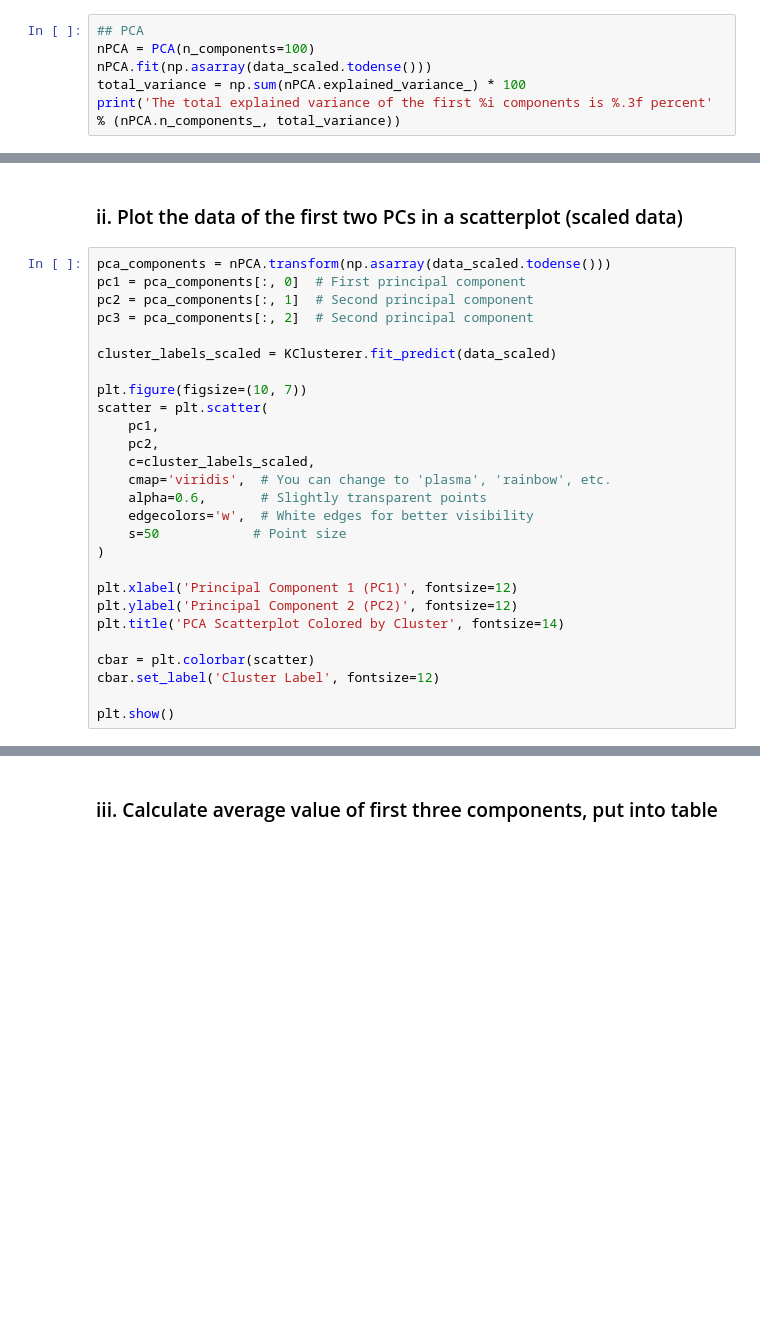
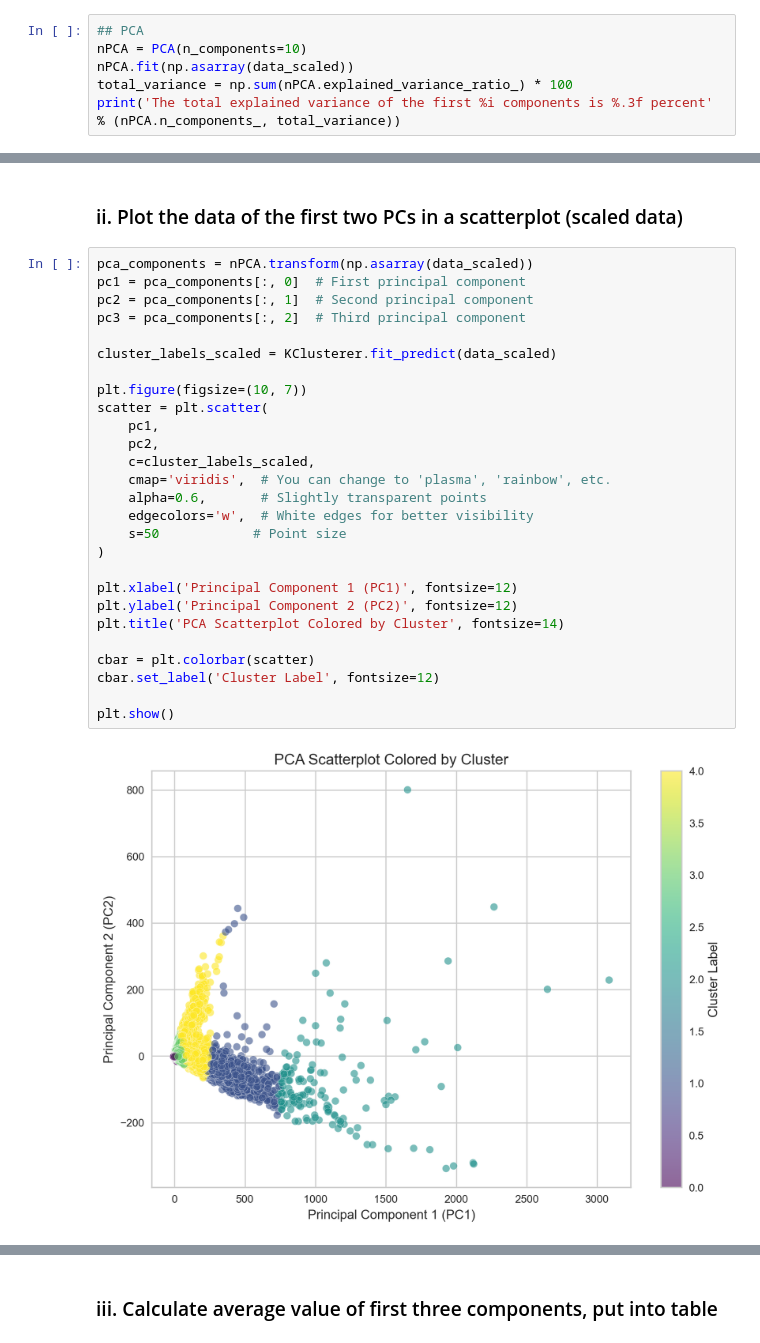
Before and after one commit to andytyuan2/DATASCI-3000, a Jupyter notebook: Coursework_Final.ipynb, the cells around one changed output, grey strips where cells are left out. Cells and saved outputs as stored; diff of their text form; blank space fills up the shorter version.

```diff
--- a/Coursework_Final.ipynb
+++ b/Coursework_Final.ipynb
@@ -236,7 +255,7 @@ print(cluster_avg.sort('cluster_label'))
 ### i. Applying PCA
 # %%
 ## PCA
-nPCA = PCA(n_components=100)
-nPCA.fit(np.asarray(data_scaled.todense()))
-total_variance = np.sum(nPCA.explained_variance_) * 100
+nPCA = PCA(n_components=10)
+nPCA.fit(np.asarray(data_scaled))
+total_variance = np.sum(nPCA.explained_variance_ratio_) * 100
 print('The total explained variance of the first %i components is %.3f percent' % (nPCA.n_components_, total_variance))
@@ -243,29 +264,31 @@ print('The total explained variance of the first %i components is %.3f percent'
 # %% [markdown]
 ### ii. Plot the data of the first two PCs in a scatterplot (scaled data)
 # %%
-pca_components = nPCA.transform(np.asarray(data_scaled.todense()))
+pca_components = nPCA.transform(np.asarray(data_scaled))
 pc1 = pca_components[:, 0]  # First principal component
 pc2 = pca_components[:, 1]  # Second principal component
-pc3 = pca_components[:, 2]  # Second principal component
+pc3 = pca_components[:, 2]  # Third principal component
 
 cluster_labels_scaled = KClusterer.fit_predict(data_scaled)
 
 plt.figure(figsize=(10, 7))
 scatter = plt.scatter(
     pc1,
     pc2,
     c=cluster_labels_scaled,
     cmap='viridis',  # You can change to 'plasma', 'rainbow', etc.
     alpha=0.6,       # Slightly transparent points
     edgecolors='w',  # White edges for better visibility
     s=50            # Point size
 )
 
 plt.xlabel('Principal Component 1 (PC1)', fontsize=12)
 plt.ylabel('Principal Component 2 (PC2)', fontsize=12)
 plt.title('PCA Scatterplot Colored by Cluster', fontsize=14)
 
 cbar = plt.colorbar(scatter)
 cbar.set_label('Cluster Label', fontsize=12)
 
 plt.show()
+# %% [output]
+[figure, added]
```
Also changed, not shown: parts of 12 cells of this notebook.
